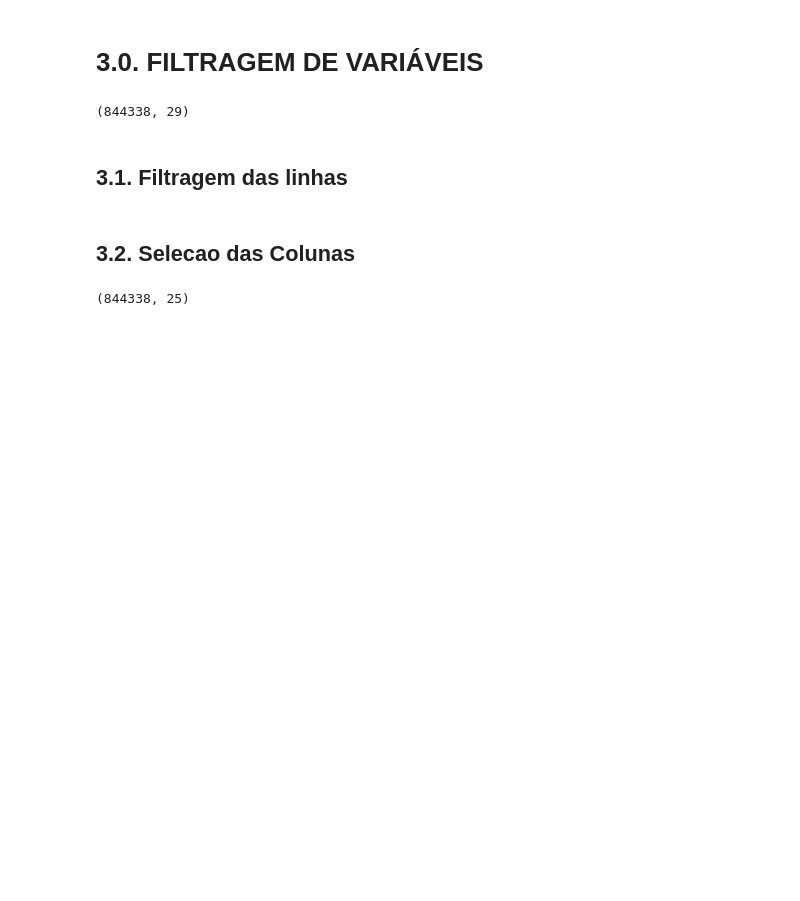
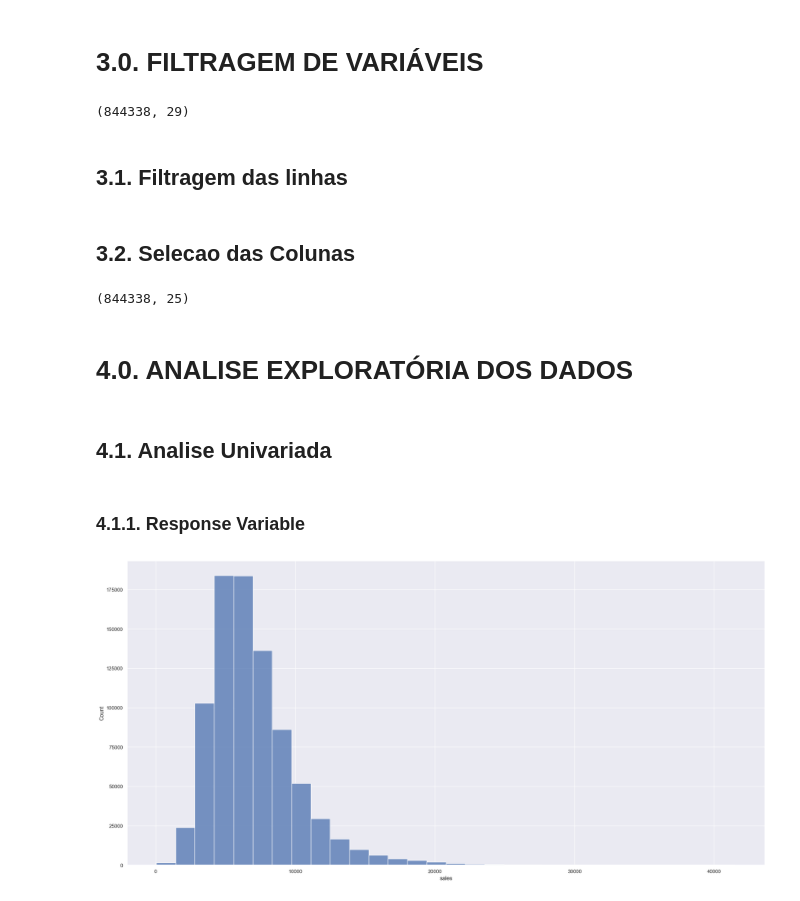
Before and after one commit to dslucasribeiro/rossmann, a Jupyter notebook: v01_store_salles_prediction.ipynb, the cells around one changed output. Cells and saved outputs as stored; diff of their text form; code cells hidden in the pictures; blank space fills up the shorter version.

```diff
--- a/v01_store_salles_prediction.ipynb
+++ b/v01_store_salles_prediction.ipynb
@@ -364,3 +364,15 @@ df3 = df3.drop(columns_drop, axis=1)
 df3.shape
 # %% [output]
 (844338, 25)
+# %% [markdown]
+# 4.0. ANALISE EXPLORATÓRIA DOS DADOS
+# %%
+df4 = df3.copy()
+# %% [markdown]
+## 4.1. Analise Univariada
+# %% [markdown]
+### 4.1.1. Response Variable
+# %%
+sns.histplot(df4['sales'], bins= 30,kde=False);
+# %% [output]
+[figure, added]
```
Also changed, not shown: parts of 9 cells of this notebook.
